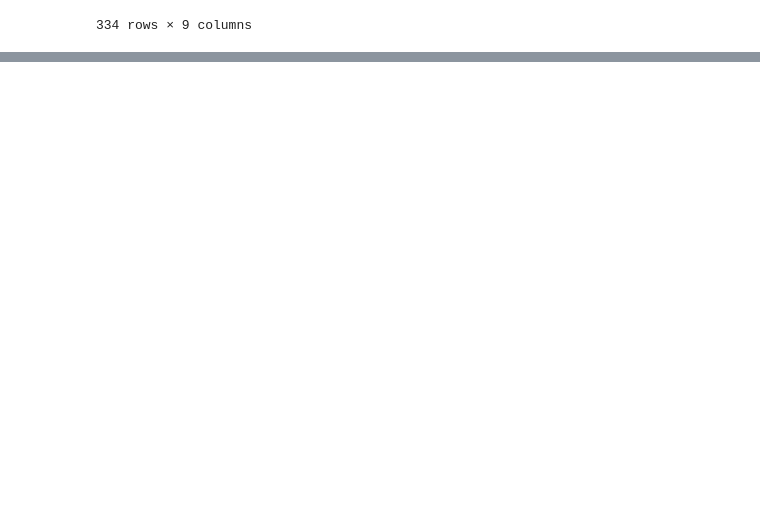
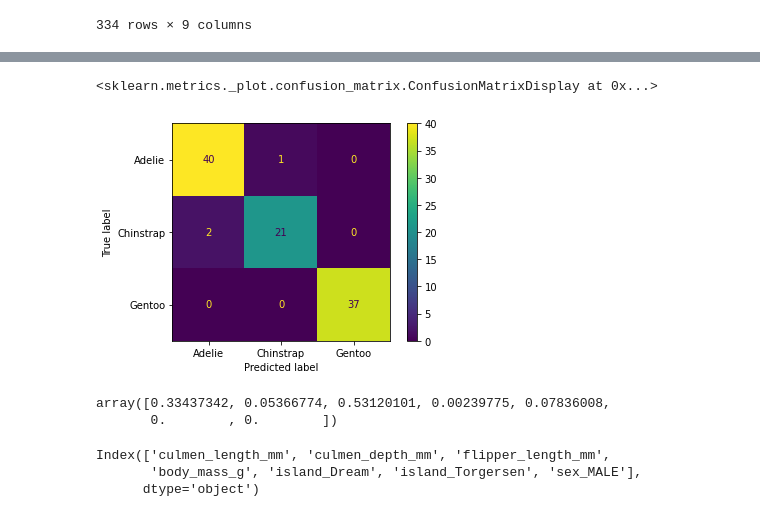
Before and after one commit to Sagar-modelling/ML_Live_Class, a Jupyter notebook: DT_Project/DT_Penguin.ipynb, the cells around one changed output, grey strips where cells are left out. Drawn from its saved outputs; the diff is of its cells as text; code cells hidden in the pictures; blank space fills up the shorter version.

```diff
--- a/DT_Project/DT_Penguin.ipynb
+++ b/DT_Project/DT_Penguin.ipynb
@@ -157,4 +157,4 @@ pd.get_dummies(df.drop('species', axis =1))
 # %%
 X = pd.get_dummies(df.drop('species', axis =1), drop_first = True)
 # %%
-y = ['species']
+y = df['species']
@@ -160,0 +163,2 @@ y = ['species']
+# %%
+X_train, X_test, y_train, y_test = train_test_split(X,y, test_size = 0.3, random_state = 101)
@@ -160,0 +167,4 @@ y = ['species']
+# %%
+model = DecisionTreeClassifier()
+# %%
+model.fit(X_train, y_train)
@@ -160,0 +209,16 @@ y = ['species']
+# %%
+plot_confusion_matrix(model, X_test, y_test)
+# %% [output]
+<sklearn.metrics._plot.confusion_matrix.ConfusionMatrixDisplay at 0x...>
+[figure, added]
+# %%
+model.feature_importances_
+# %% [output]
+array([0.33437342, 0.05366774, 0.53120101, 0.00239775, 0.07836008,
+       0.        , 0.        ])
+# %%
+X.columns
+# %% [output]
+Index(['culmen_length_mm', 'culmen_depth_mm', 'flipper_length_mm',
+       'body_mass_g', 'island_Dream', 'island_Torgersen', 'sex_MALE'],
+      dtype='object')
```
Also changed, not shown: parts of 26 cells of this notebook.
